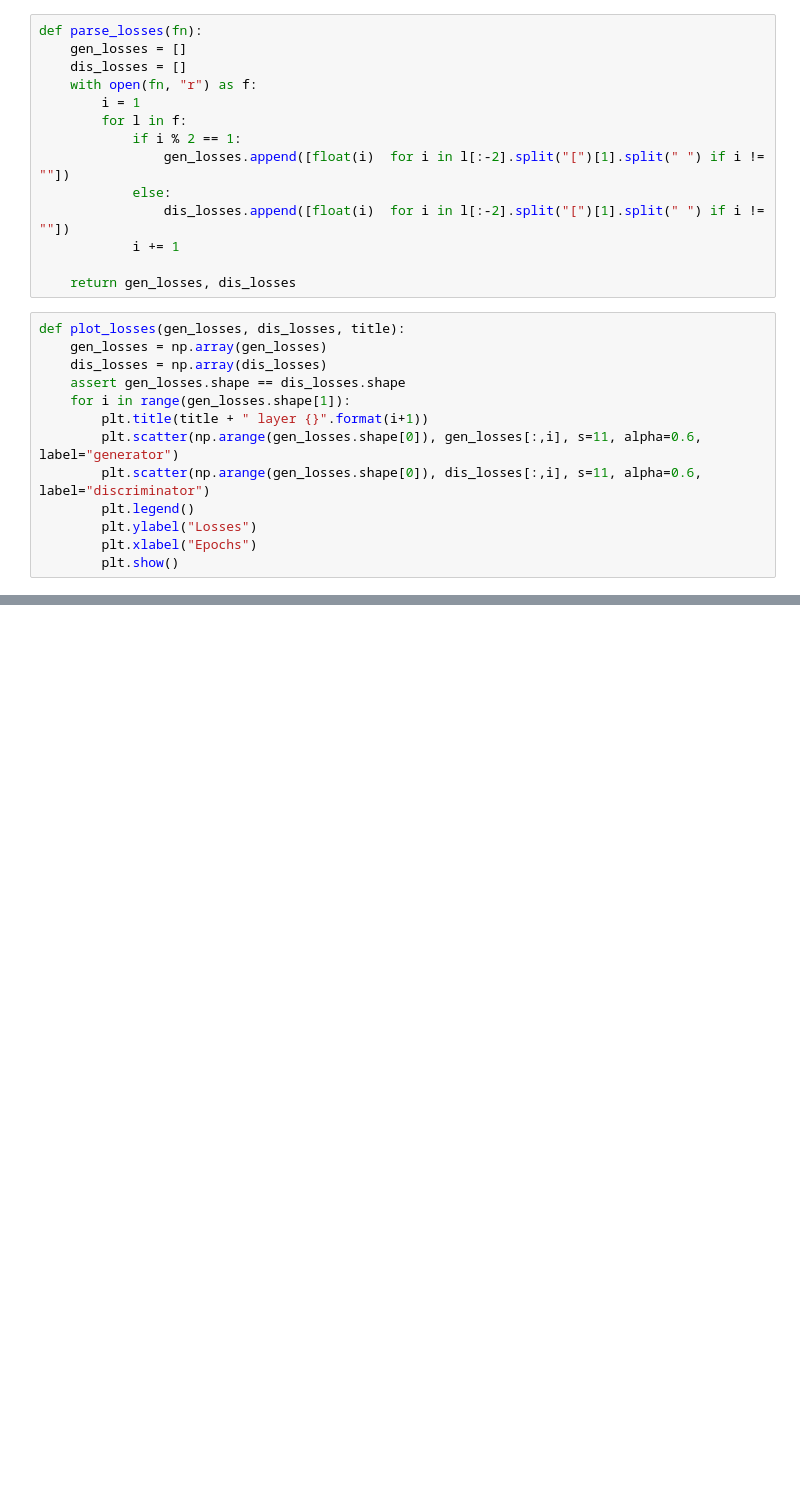
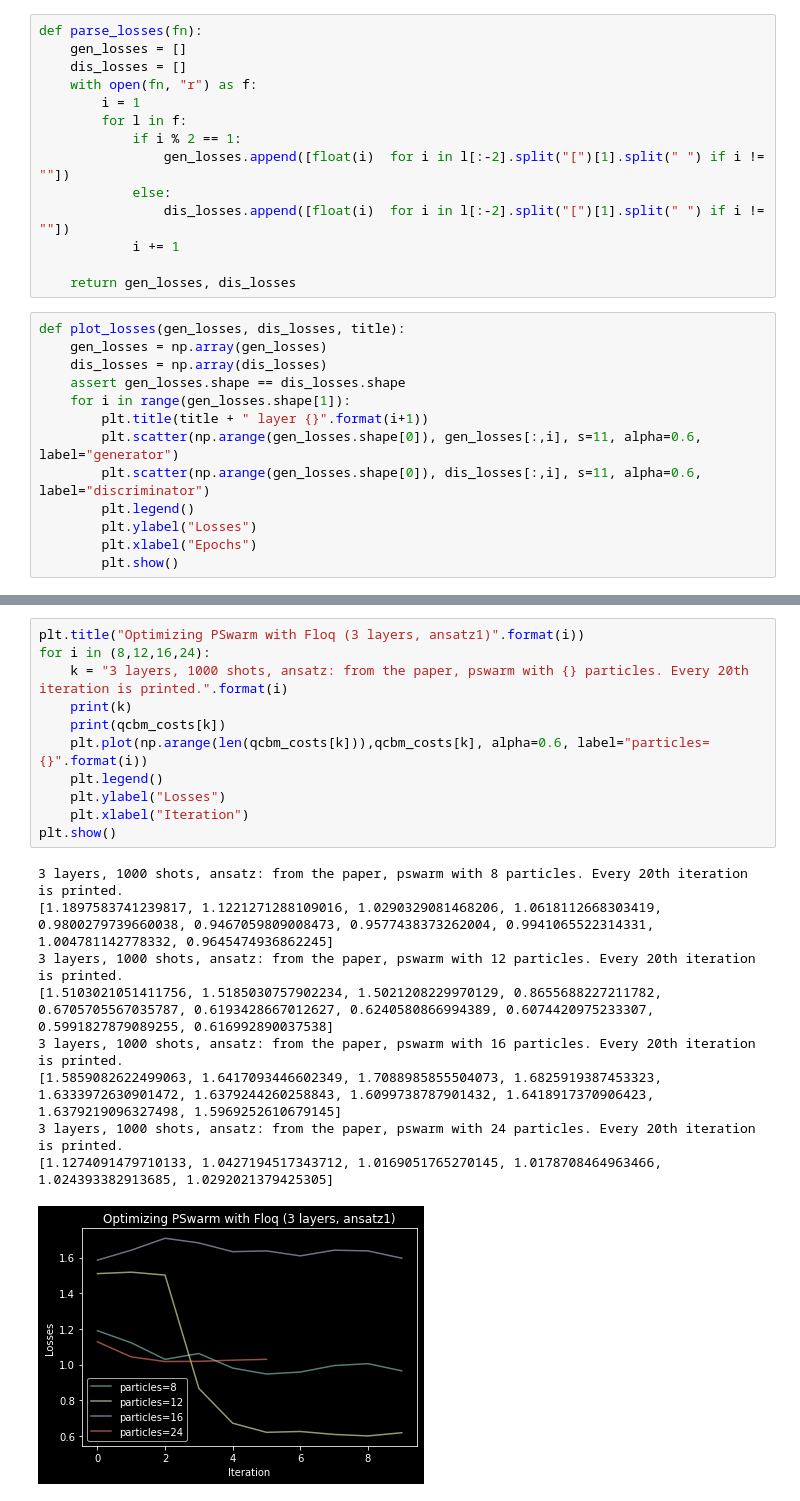
Before and after one commit to QC-UCI/QHack, a Jupyter notebook: notebooks/plot_loss.ipynb, the cells around one changed output, grey strips where cells are left out. Saved outputs shown, nothing was run; the diff lists cells and outputs as text; blank space fills up the shorter version.

```diff
--- a/notebooks/plot_loss.ipynb
+++ b/notebooks/plot_loss.ipynb
@@ -49,0 +101,21 @@ plot_losses(qc_gen_losses, qc_diss_losses, "QC-AAN")
+# %%
+plt.title("Optimizing PSwarm with Floq (3 layers, ansatz1)".format(i))
+for i in (8,12,16,24):
+    k = "3 layers, 1000 shots, ansatz: from the paper, pswarm with {} particles. Every 20th iteration is printed.".format(i)
+    print(k)
+    print(qcbm_costs[k])
+    plt.plot(np.arange(len(qcbm_costs[k])),qcbm_costs[k], alpha=0.6, label="particles={}".format(i))
+    plt.legend()
+    plt.ylabel("Losses")
+    plt.xlabel("Iteration")
+plt.show()
+# %% [output]
+3 layers, 1000 shots, ansatz: from the paper, pswarm with 8 particles. Every 20th iteration is printed.
+[1.1897583741239817, 1.1221271288109016, 1.0290329081468206, 1.0618112668303419, 0.9800279739660038, 0.9467059809008473, 0.9577438373262004, 0.9941065522314331, 1.004781142778332, 0.9645474936862245]
+3 layers, 1000 shots, ansatz: from the paper, pswarm with 12 particles. Every 20th iteration is printed.
+[1.5103021051411756, 1.5185030757902234, 1.5021208229970129, 0.8655688227211782, 0.6705705567035787, 0.6193428667012627, 0.6240580866994389, 0.6074420975233307, 0.5991827879089255, 0.616992890037538]
+3 layers, 1000 shots, ansatz: from the paper, pswarm with 16 particles. Every 20th iteration is printed.
+[1.5859082622499063, 1.6417093446602349, 1.7088985855504073, 1.6825919387453323, 1.6333972630901472, 1.6379244260258843, 1.6099738787901432, 1.6418917370906423, 1.6379219096327498, 1.5969252610679145]
+3 layers, 1000 shots, ansatz: from the paper, pswarm with 24 particles. Every 20th iteration is printed.
+[1.1274091479710133, 1.0427194517343712, 1.0169051765270145, 1.0178708464963466, 1.024393382913685, 1.0292021379425305]
+[figure, added]
```
Also changed, not shown: parts of 11 cells of this notebook.
